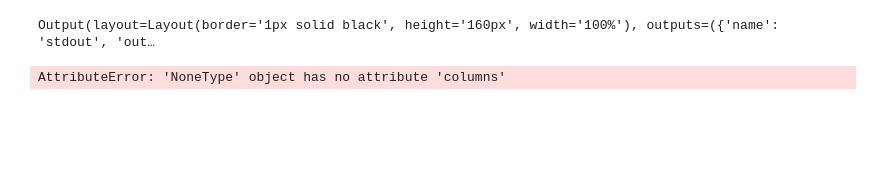
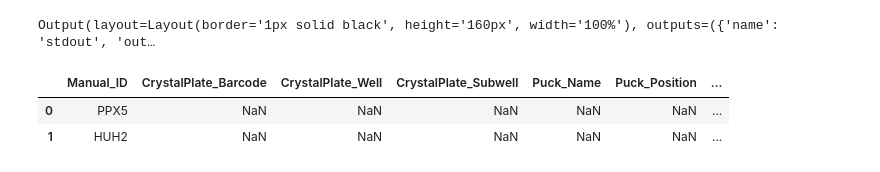
Before and after one commit to tkrojer/FragMAX_crystal_preparation, a Jupyter notebook: FragMAX_crystal_preparation.ipynb, the cells around one changed output. Drawn from its saved outputs; the diff is of its cells as text; code cells hidden in the pictures; blank space fills up the shorter version.

```diff
--- a/FragMAX_crystal_preparation.ipynb
+++ b/FragMAX_crystal_preparation.ipynb
@@ -2113,12 +2160,11 @@ VBox(children=(Tab(children=(VBox(children=(HTML(value="<b><font color='black'>N
 handler.show_logs()
 # %% [output]
 Output(layout=Layout(border='1px solid black', height='160px', width='100%'), outputs=({'name': 'stdout', 'out…
-# %%
-query = db.select([mountedcrystalTable.columns.Crystal_ID.distinct()]).order_by(mountedcrystalTable.columns.Crystal_ID.desc()).limit(1)
-ResultProxy = connection.execute(query)
-last_crystal_id = ResultProxy.fetchall()[0][0]
-print(last_crystal_id)
-n = int(last_crystal_id.split('-')[1].replace('x','')) + 1
-print(n)
-# %% [output]
-AttributeError: 'NoneType' object has no attribute 'columns'
+# %%
+d = pd.read_csv('/Users/tobkro/tmp/jupyter_test/LYSO/workflow/4-mount-manual/mm.csv', sep=';')
+# %%
+d.head()
+# %% [output]
+|  | Manual_ID | CrystalPlate_Barcode | CrystalPlate_Well | CrystalPlate_Subwell | Puck_Name | Puck_Position | ... |
+| 0 | PPX5 | NaN | NaN | NaN | NaN | NaN | ... |
+| 1 | HUH2 | NaN | NaN | NaN | NaN | NaN | ... |
```
Also changed, not shown: parts of 3 cells of this notebook.
